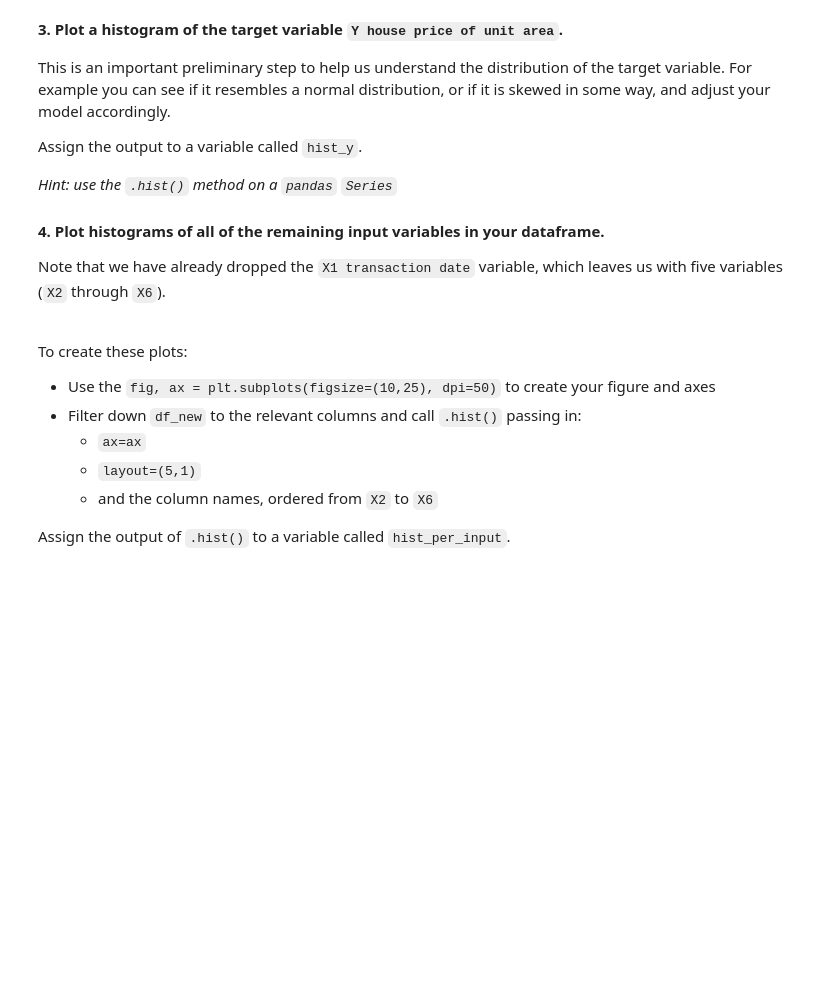
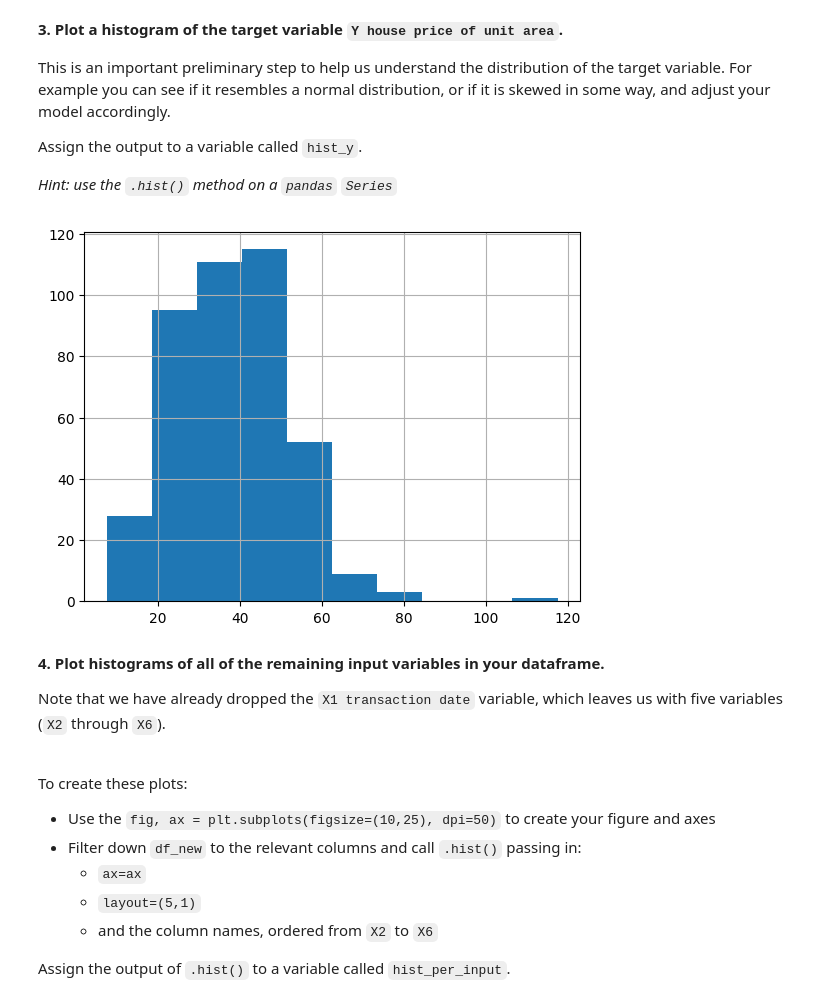
Before and after one commit to jpstephens93/dsai_apprenticeship, a Jupyter notebook: Module 2 - Introduction to Machine Learning/real_estate_analysis.ipynb, the cells around one changed output. Cells and saved outputs as stored; diff of their text form; code cells hidden in the pictures; blank space fills up the shorter version.

```diff
--- a/Module 2 - Introduction to Machine Learning/real_estate_analysis.ipynb
+++ b/Module 2 - Introduction to Machine Learning/real_estate_analysis.ipynb
@@ -67,7 +89,8 @@ Note that `values_missing` should be a Boolean.
 You should also use the `.copy()` method when creating `df_new`.
 # %%
 # Your code here
-# df_new = ...
+df_new = df.copy()
+df_new.drop(columns=['X1 transaction date'], inplace=True)
 # %% [markdown]
 **3.  Plot a histogram of the target variable `Y house price of unit area`.**
 
@@ -79,9 +102,10 @@ Assign the output to a variable called `hist_y`.
 # %%
 # We create a new figure to make sure other figures in the notebook don't get modified
 plt.figure()
 
-# Your code here
-# hist_y = ...
+hist_y = df_new['Y house price of unit area'].hist()
+# %% [output]
+[figure, added]
 # %% [markdown]
 **4. Plot histograms of all of the remaining input variables in your dataframe.**
 
```
Also changed, not shown: parts of 25 cells of this notebook, 2 other files.
